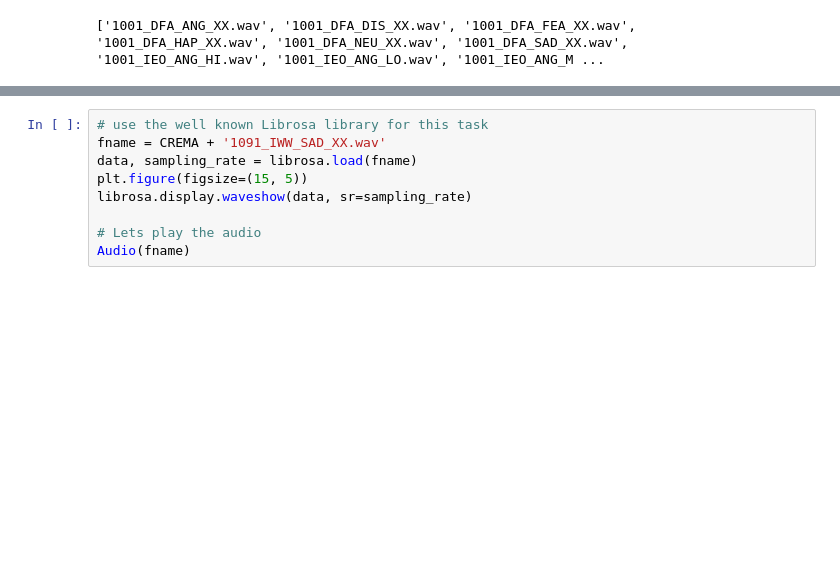
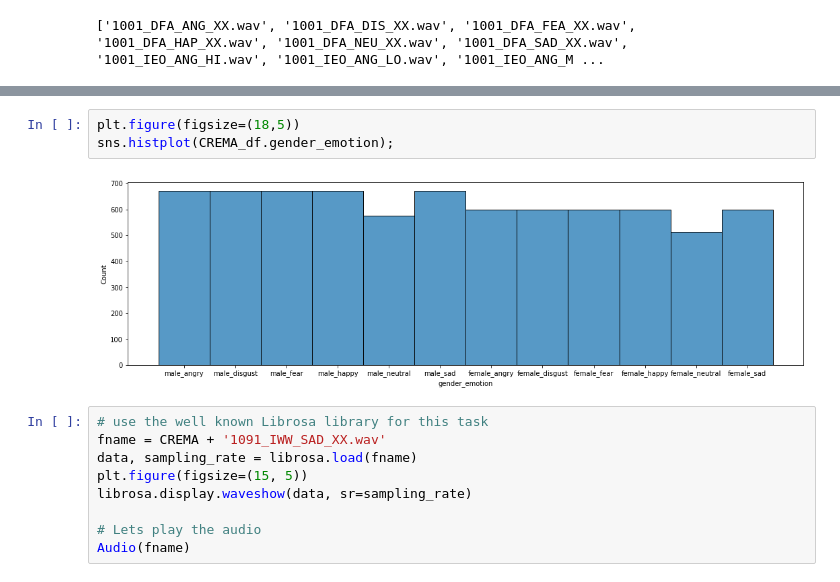
Before and after one commit to geowilso/speech-emotion-recognition, a Jupyter notebook: notebooks/geowilso_data_exploration.ipynb, the cells around one changed output, grey strips where cells are left out. Cells and saved outputs as stored; diff of their text form; blank space fills up the shorter version.

```diff
--- a/notebooks/geowilso_data_exploration.ipynb
+++ b/notebooks/geowilso_data_exploration.ipynb
@@ -94,3 +122,8 @@ CREMA_df.labels.hist()
+# %%
+plt.figure(figsize=(18,5))
+sns.histplot(CREMA_df.gender_emotion);
+# %% [output]
+[figure, added]
 # %%
 # use the well known Librosa library for this task
 fname = CREMA + '1091_IWW_SAD_XX.wav'
```
Also changed, not shown: parts of 69 cells of this notebook, 2 other files.
